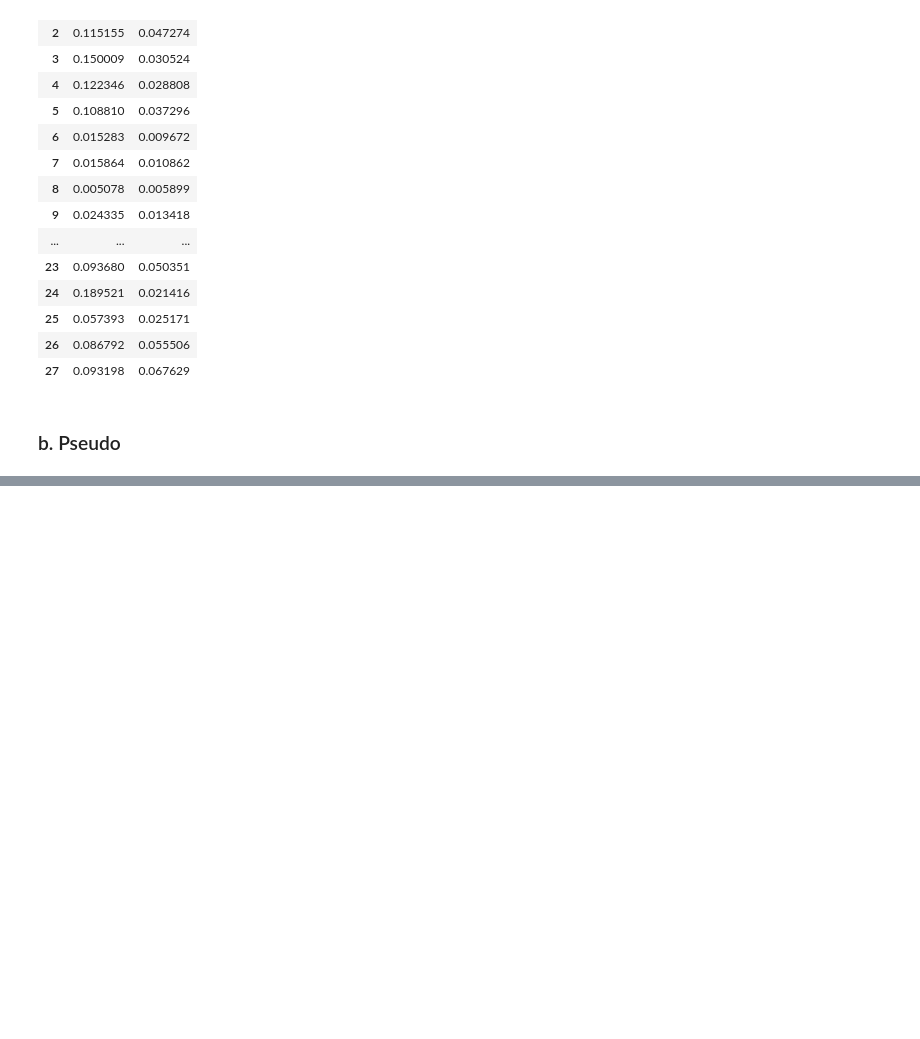
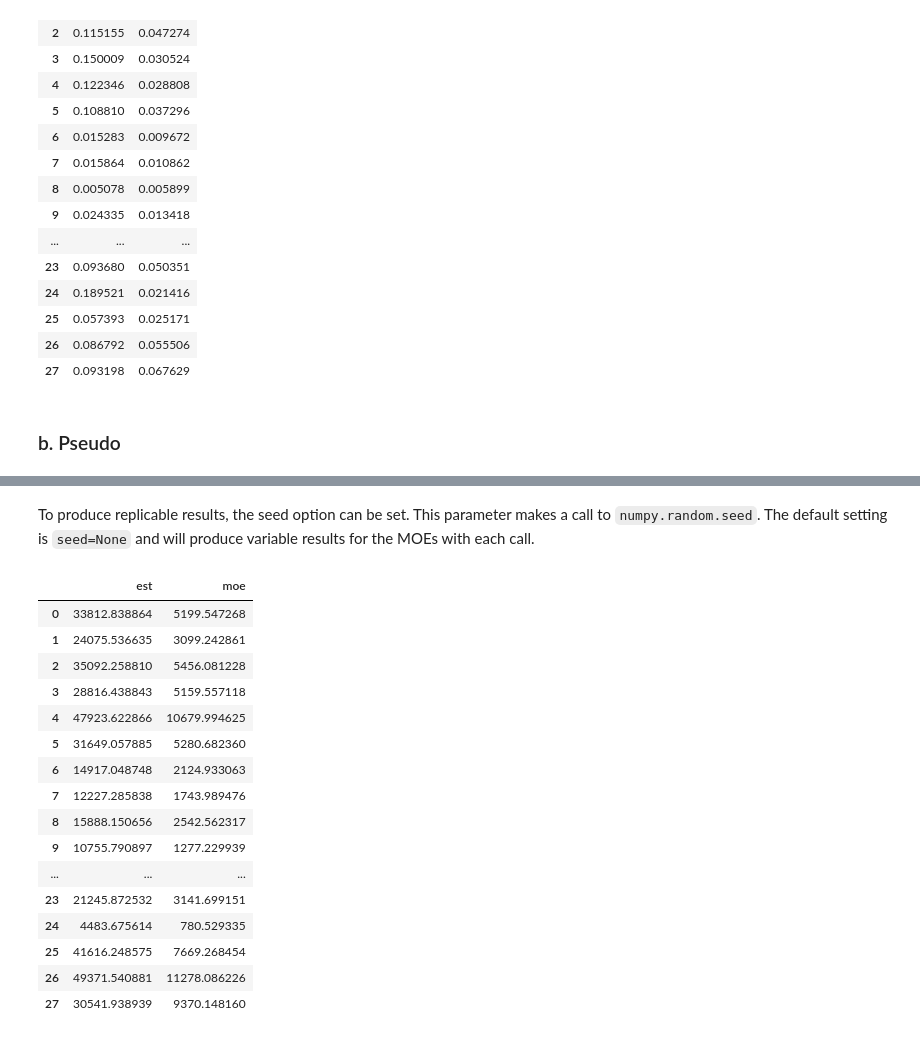
Before and after one commit to cenpy-devs/cenpy, a Jupyter notebook: notebooks/moe_demo.ipynb, the cells around one changed output, grey strips where cells are left out. Saved outputs shown, nothing was run; the diff lists cells and outputs as text; code cells hidden in the pictures; blank space fills up the shorter version.

```diff
--- a/notebooks/moe_demo.ipynb
+++ b/notebooks/moe_demo.ipynb
@@ -199,0 +264,27 @@ The pseudo approach generates random draws from a distribution around each publi
+# %% [markdown]
+To produce replicable results, the seed option can be set. This parameter makes a call to `numpy.random.seed`. The default setting is `seed=None` and will produce variable results for the MOEs with each call.
+# %%
+#Ratio w/ set seed
+pseudo_results_ratio_w_seed = pseudo_utils.pseudo(get_div,
+                                                  ests=data_E[['B19313_001E','B01003_001E']],
+                                                  moes=data_M[['B19313_001M','B01003_001M']],
+                                                  seed=123)
+pseudo_results_ratio_w_seed
+# %% [output]
+|  | est | moe |
+| 0 | 33812.838864 | 5199.547268 |
+| 1 | 24075.536635 | 3099.242861 |
+| 2 | 35092.258810 | 5456.081228 |
+| 3 | 28816.438843 | 5159.557118 |
+| 4 | 47923.622866 | 10679.994625 |
+| 5 | 31649.057885 | 5280.682360 |
+| 6 | 14917.048748 | 2124.933063 |
+| 7 | 12227.285838 | 1743.989476 |
+| 8 | 15888.150656 | 2542.562317 |
+| 9 | 10755.790897 | 1277.229939 |
+| ... | ... | ... |
+| 23 | 21245.872532 | 3141.699151 |
+| 24 | 4483.675614 | 780.529335 |
+| 25 | 41616.248575 | 7669.268454 |
+| 26 | 49371.540881 | 11278.086226 |
+| 27 | 30541.938939 | 9370.148160 |
```
Also changed, not shown: parts of 14 cells of this notebook.
